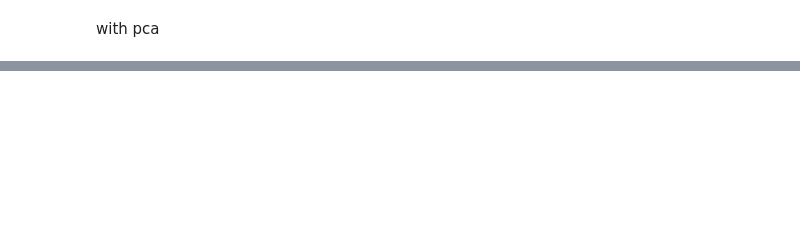
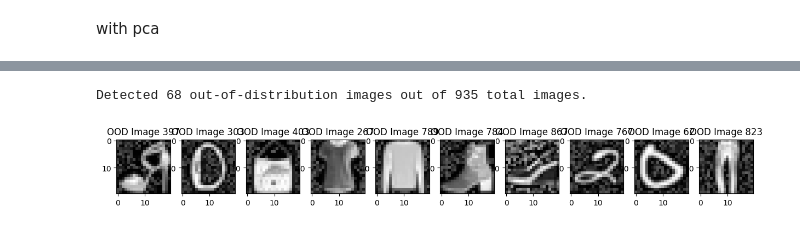
Before and after one commit to vhrollo/inf264_project2, a Jupyter notebook: src/svm_fillip_test.ipynb, the cells around one changed output, grey strips where cells are left out. Saved outputs shown, nothing was run; the diff lists cells and outputs as text; code cells hidden in the pictures; blank space fills up the shorter version.

```diff
--- a/src/svm_fillip_test.ipynb
+++ b/src/svm_fillip_test.ipynb
@@ -177,0 +180,40 @@ weighted avg       0.95      0.95      0.95      1967
+# %%
+dataset = np.load('../data/corrupt_dataset.npz')
+X = dataset['X']
+
+# using a simpler color cutoff
+X_cutoff = color_cutoff(X, black_cutoff=90, white_cutoff=230)
+
+# built in 0-1 scaler
+X_hog_scaled = scaler.transform(X_cutoff)
+
+X_pca = pca.transform(X_hog_scaled)
+
+y_pred = best_svc.predict_proba(X_pca)
+# %%
+from sklearn.cluster import KMeans
+
+n_clusters = 18
+kmeans = KMeans(n_clusters=n_clusters, random_state=42)
+kmeans.fit(y_pred)
+
+corrupt_cluster_labels = kmeans.predict(y_pred)
+
+corrupt_distances = kmeans.transform(y_pred).min(axis=1)
+
+distance_threshold = np.mean(corrupt_distances) + 2 * np.std(corrupt_distances)
+ood_indices = np.where(corrupt_distances > distance_threshold)[0]
+
+print(f"Detected {len(ood_indices)} out-of-distribution images out of {len(y_pred)} total images.")
+
+n_samples = min(10, len(ood_indices))
+random_indices = np.random.choice(ood_indices, n_samples, replace=False)
+
+fig, axes = plt.subplots(1, n_samples, figsize=(15, 5))
+for i, idx in enumerate(random_indices):
+    axes[i].imshow(X[idx].reshape(20, 20), cmap='gray')
+    axes[i].set_title(f'OOD Image {idx}')
+plt.show()
+# %% [output]
+Detected 68 out-of-distribution images out of 935 total images.
+[figure, added]
```
Also changed, not shown: parts of 4 cells of this notebook, 3 other files.
